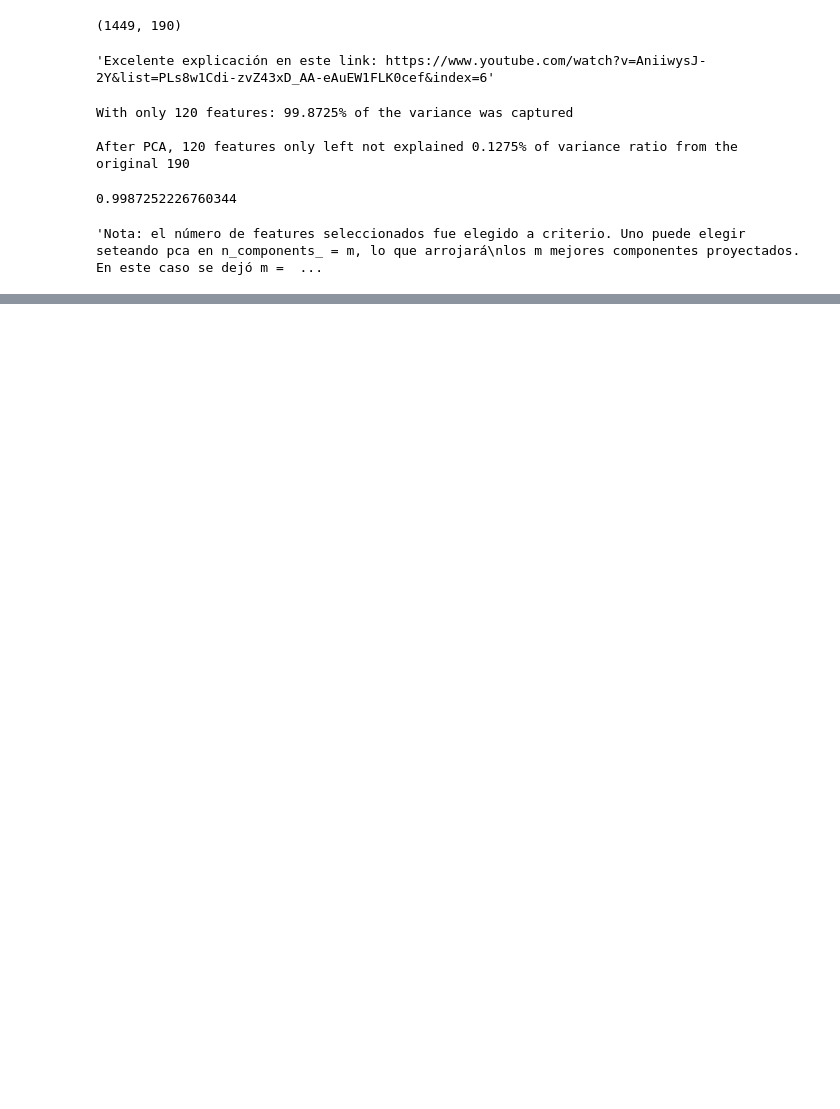
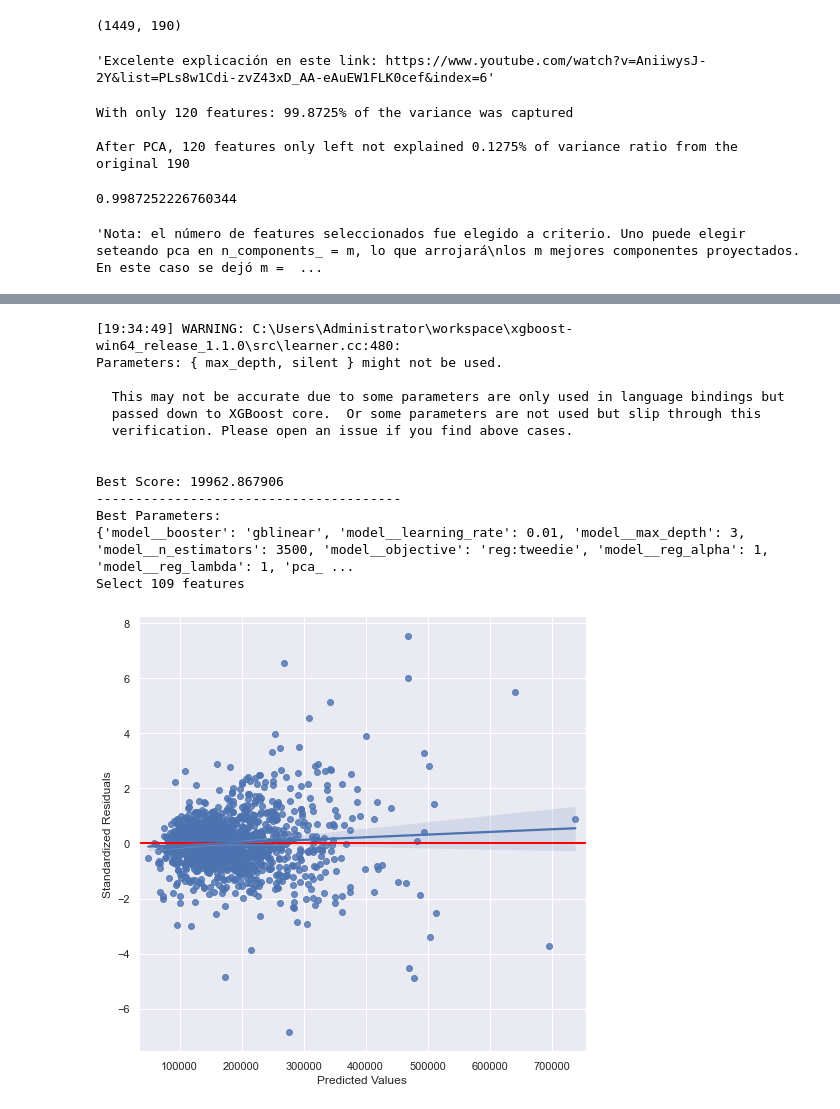
Before and after one commit to malfaroe/House_price_project, a Jupyter notebook: Module_Modeling.ipynb, the cells around one changed output, grey strips where cells are left out. Saved outputs shown, nothing was run; the diff lists cells and outputs as text; code cells hidden in the pictures; blank space fills up the shorter version.

```diff
--- a/Module_Modeling.ipynb
+++ b/Module_Modeling.ipynb
@@ -293,0 +495,64 @@ NameError: name 'residuals_plots' is not defined
+# %%
+##Modelo a entrenar
+model = Pipeline([
+        ('pca', PCA(random_state = 101)),
+        ('model', XGBRegressor(random_state = 101, silent=False))]) #silent False es que quiero mensajes
+
+##Configuro los parámetros a combinar (acá el viejo ya probó varios y quedó con esta combinación. SE DEBE PROBAR TAMBIÉN)
+
+SEL = list(set(sel_cols_rfecv).union(set(new_poly_features.columns))) #Uso el mismo set anterior de features
+n_components = [90] #[len(SEL)-18, len(SEL)-19, len(SEL) - 20]
+whiten = [True]#False
+n_est = [3500] #Nro de estimators o árboles en este caso
+max_depth = [3] #max tree depth
+learning_rate = [0.01] #probó con varios más
+reg_lambda = [1] # lambda que acompaña en L1 regulatization (el que va con Ridge) en XGB cost function
+reg_alpha = [1] # alpha que acompaña en L2 regulatization (el que va con Lasso) en XGB cost function (ver link arriba)
+booster = ["gblinear"] #The booster parameter sets the type of learner. Usually this is either a tree or a linear function. In the case of trees, the model will consist of an ensemble of trees. For the linear booster, it will be a weighted sum of linear functions.
+objective = ["reg:tweedie"] #reg:linear, reg:gamma
+
+
+param_grid =\
+            dict(
+                  pca__n_components = n_components,
+                  pca__whiten = whiten,
+                  model__n_estimators= n_est
+                  ,model__booster = booster
+                  ,model__objective = objective
+                  ,model__learning_rate = learning_rate
+                  ,model__reg_lambda = reg_lambda
+                  ,model__reg_alpha = reg_alpha
+                  ,model__max_depth = max_depth
+                )
+
+
+#Armado del gs:
+gs = GridSearchCV(estimator = model, param_grid = param_grid, refit = 'neg_mean_squared_error' #, iid=False
+                   , scoring=list(['neg_mean_squared_error' , 'neg_mean_absolute_error', 'r2'])
+                   ,cv=5, verbose=1, n_jobs=4)
+
+##Armado del Pipeline general
+
+XGBR = Pipeline([
+        ('sel', select_features(select_cols=SEL)),
+        ('scl', RobustScaler()),
+        ('gs', gs)
+ ])
+
+##Fit del pipeline
+
+#Usaremos y_train sin log transform
+y_n = np.expm1(y_train)
+XGBR.fit(train,y_n)
+
+###Obtención de resultados y plots para análisis residual:
+
+# res = get_results(XGBR, 'XGBRegressor', log=False) # Sin log transformed
+# display(res.loc[:, 'Scorer' : 'MeanScoreStd'])
+# residuals_plots(XGBR, train, y_train, log= False)
+
+res = get_results(XGBR, 'XGBRegressor', log=False)
+residuals_plots(XGBR, train, y_n, log=False)
+results = pd.concat([results, res], axis=0)
+res.loc[:, 'Scorer' : 'MeanScoreStd']
+# %% [output]
@@ -293,0 +564,14 @@ NameError: name 'residuals_plots' is not defined
+[19:34:49] WARNING: C:\Users\Administrator\workspace\xgboost-win64_release_1.1.0\src\learner.cc:480:
+Parameters: { max_depth, silent } might not be used.
+
+  This may not be accurate due to some parameters are only used in language bindings but
+  passed down to XGBoost core.  Or some parameters are not used but slip through this
+  verification. Please open an issue if you find above cases.
+
+
+Best Score: 19962.867906
+---------------------------------------
+Best Parameters:
+{'model__booster': 'gblinear', 'model__learning_rate': 0.01, 'model__max_depth': 3, 'model__n_estimators': 3500, 'model__objective': 'reg:tweedie', 'model__reg_alpha': 1, 'model__reg_lambda': 1, 'pca_ ...
+Select 109 features
+[figure, added]
```
Also changed, not shown: parts of 24 cells of this notebook.
